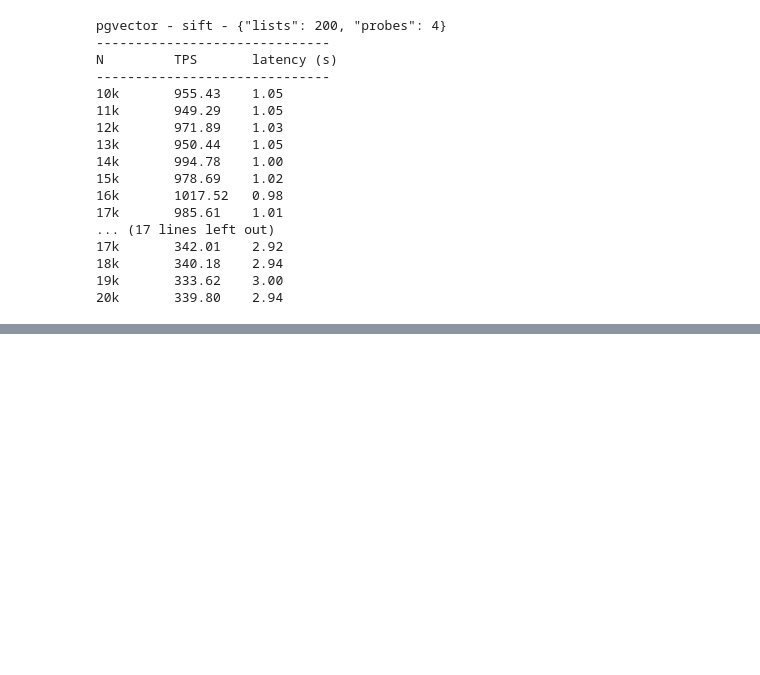
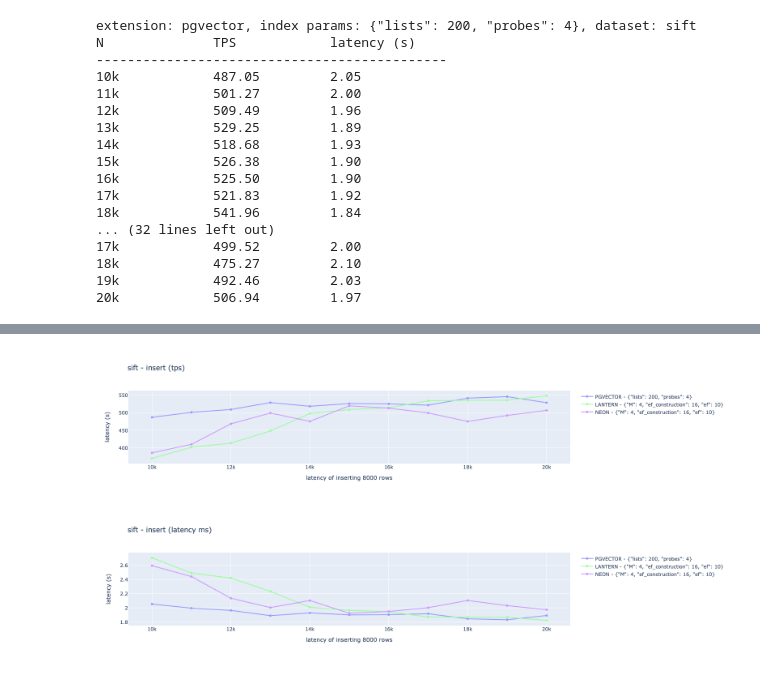
Before and after one commit to lanterndata/benchmark, a Jupyter notebook: experiments/insert_experiment.ipynb, the cells around one changed output, grey strips where cells are left out. Drawn from its saved outputs; the diff is of its cells as text; code cells hidden in the pictures; blank space fills up the shorter version.

```diff
--- a/experiments/insert_experiment.ipynb
+++ b/experiments/insert_experiment.ipynb
@@ -39,28 +61,30 @@ N                TPS        Latency (ms)
 # %%
-from insert_experiment import print_results
+from utils.constants import Dataset
+from scripts.insert_experiment import print_results
 
-print_results('sift')
+print_results(Dataset.SIFT)
 # %% [output]
-pgvector - sift - {"lists": 200, "probes": 4}
-------------------------------
-N         TPS       latency (s)
-------------------------------
-10k       955.43    1.05
-11k       949.29    1.05
-12k       971.89    1.03
-13k       950.44    1.05
-14k       994.78    1.00
-15k       978.69    1.02
-16k       1017.52   0.98
-17k       985.61    1.01
-... (17 lines left out)
-17k       342.01    2.92
-18k       340.18    2.94
-19k       333.62    3.00
-20k       339.80    2.94
+extension: pgvector, index params: {"lists": 200, "probes": 4}, dataset: sift
+N              TPS            latency (s)
+---------------------------------------------
+10k            487.05         2.05
+11k            501.27         2.00
+12k            509.49         1.96
+13k            529.25         1.89
+14k            518.68         1.93
+15k            526.38         1.90
+16k            525.50         1.90
+17k            521.83         1.92
+18k            541.96         1.84
+... (32 lines left out)
+17k            499.52         2.00
+18k            475.27         2.10
+19k            492.46         2.03
+20k            506.94         1.97
 # %%
-from insert_experiment import plot_results
+from utils.constants import Dataset
+from scripts.insert_experiment import plot_results
 
-plot_results('sift')
+plot_results(Dataset.SIFT)
 # %% [output]
 [interactive output not drawn]
@@ -68,0 +91,2 @@ plot_results('sift')
+[figure, added]
+[figure, added]
```
Also changed, not shown: parts of 4 cells of this notebook, 51 other files.
